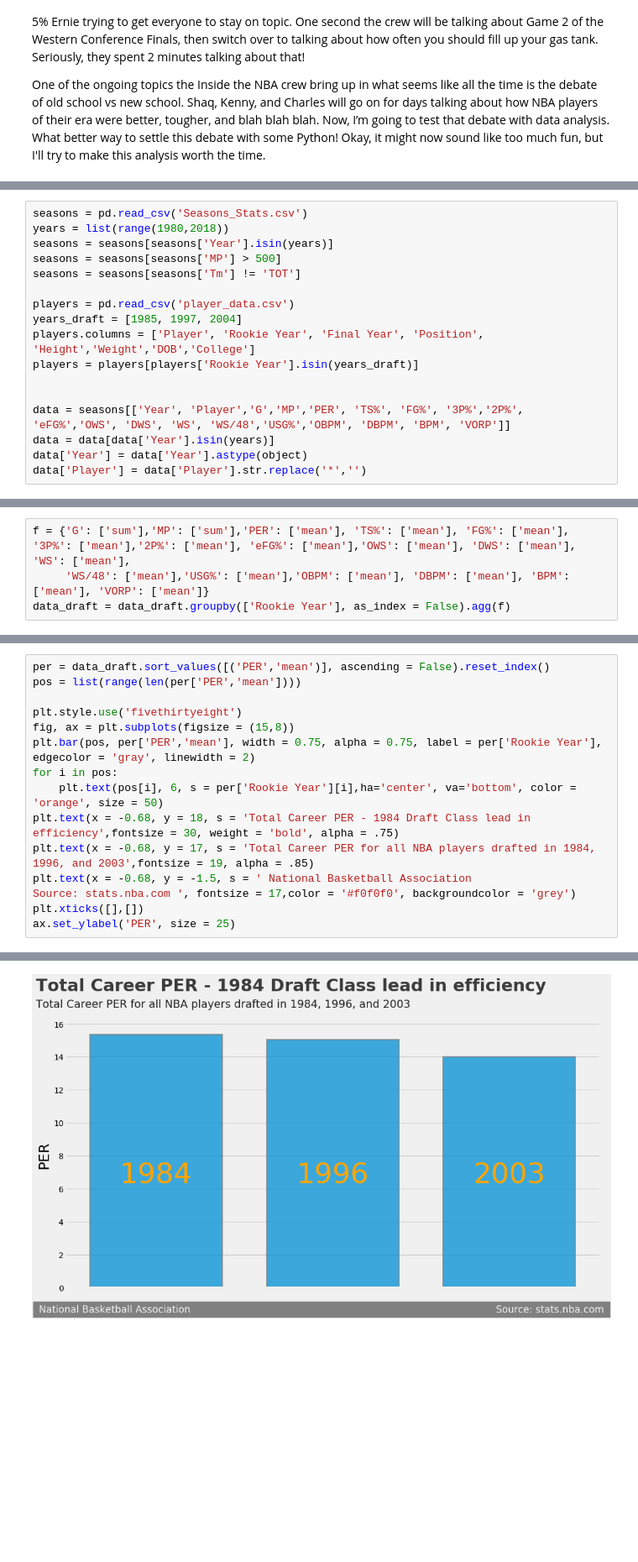
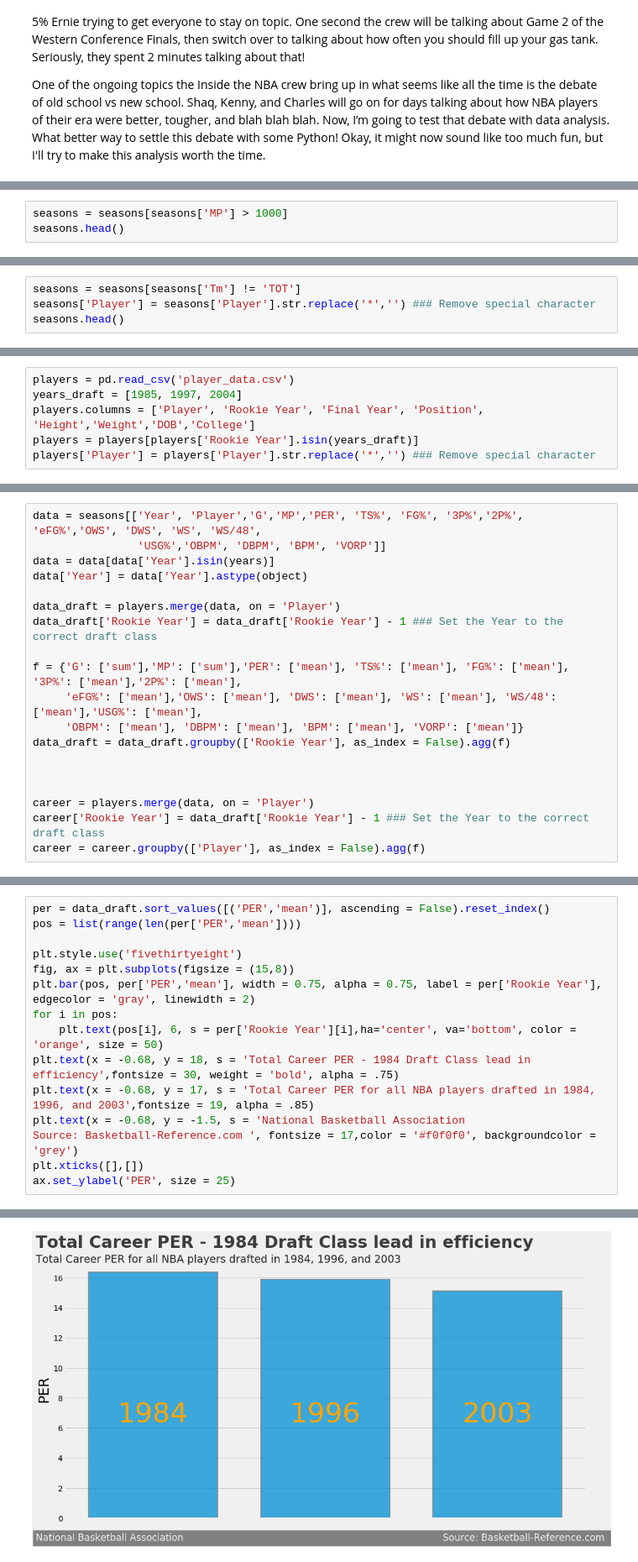
Before and after one commit to osanchez2323/Portfolio, a Jupyter notebook: NBA Draft Analysis/NBA Draft Analysis.ipynb, the cells around one changed output, grey strips where cells are left out. Shown at 84% size. Cells and saved outputs as stored; diff of their text form; blank space fills up the shorter version.

```diff
--- a/NBA Draft Analysis/NBA Draft Analysis.ipynb
+++ b/NBA Draft Analysis/NBA Draft Analysis.ipynb
@@ -14,0 +50,3 @@ import matplotlib.pyplot as plt
+# %%
+seasons = seasons[seasons['MP'] > 1000]
+seasons.head()
@@ -14,0 +73,4 @@ import matplotlib.pyplot as plt
+# %%
+seasons = seasons[seasons['Tm'] != 'TOT']
+seasons['Player'] = seasons['Player'].str.replace('*','') ### Remove special character
+seasons.head()
@@ -15,17 +87,6 @@ import matplotlib.pyplot as plt
 # %%
-seasons = pd.read_csv('Seasons_Stats.csv')
-years = list(range(1980,2018))
-seasons = seasons[seasons['Year'].isin(years)]
-seasons = seasons[seasons['MP'] > 500]
-seasons = seasons[seasons['Tm'] != 'TOT']
-
 players = pd.read_csv('player_data.csv')
 years_draft = [1985, 1997, 2004]
 players.columns = ['Player', 'Rookie Year', 'Final Year', 'Position', 'Height','Weight','DOB','College']
 players = players[players['Rookie Year'].isin(years_draft)]
-
-
-data = seasons[['Year', 'Player','G','MP','PER', 'TS%', 'FG%', '3P%','2P%', 'eFG%','OWS', 'DWS', 'WS', 'WS/48','USG%','OBPM', 'DBPM', 'BPM', 'VORP']]
-data = data[data['Year'].isin(years)]
-data['Year'] = data['Year'].astype(object)
-data['Player'] = data['Player'].str.replace('*','')
+players['Player'] = players['Player'].str.replace('*','') ### Remove special character
@@ -50,4 +95,19 @@ data_draft['Rookie Year'] = data_draft['Rookie Year'] - 1
 # %%
-f = {'G': ['sum'],'MP': ['sum'],'PER': ['mean'], 'TS%': ['mean'], 'FG%': ['mean'], '3P%': ['mean'],'2P%': ['mean'], 'eFG%': ['mean'],'OWS': ['mean'], 'DWS': ['mean'], 'WS': ['mean'],
-     'WS/48': ['mean'],'USG%': ['mean'],'OBPM': ['mean'], 'DBPM': ['mean'], 'BPM': ['mean'], 'VORP': ['mean']}
+data = seasons[['Year', 'Player','G','MP','PER', 'TS%', 'FG%', '3P%','2P%', 'eFG%','OWS', 'DWS', 'WS', 'WS/48',
+                'USG%','OBPM', 'DBPM', 'BPM', 'VORP']]
+data = data[data['Year'].isin(years)]
+data['Year'] = data['Year'].astype(object)
+
+data_draft = players.merge(data, on = 'Player')
+data_draft['Rookie Year'] = data_draft['Rookie Year'] - 1 ### Set the Year to the correct draft class
+
+f = {'G': ['sum'],'MP': ['sum'],'PER': ['mean'], 'TS%': ['mean'], 'FG%': ['mean'], '3P%': ['mean'],'2P%': ['mean'],
+     'eFG%': ['mean'],'OWS': ['mean'], 'DWS': ['mean'], 'WS': ['mean'], 'WS/48': ['mean'],'USG%': ['mean'],
+     'OBPM': ['mean'], 'DBPM': ['mean'], 'BPM': ['mean'], 'VORP': ['mean']}
 data_draft = data_draft.groupby(['Rookie Year'], as_index = False).agg(f)
+
+
+
+career = players.merge(data, on = 'Player')
+career['Rookie Year'] = data_draft['Rookie Year'] - 1 ### Set the Year to the correct draft class
+career = career.groupby(['Player'], as_index = False).agg(f)
@@ -54,17 +122,17 @@ data_draft = data_draft.groupby(['Rookie Year'], as_index = False).agg(f)
 # %%
 per = data_draft.sort_values([('PER','mean')], ascending = False).reset_index()
 pos = list(range(len(per['PER','mean'])))
 
 plt.style.use('fivethirtyeight')
 fig, ax = plt.subplots(figsize = (15,8))
 plt.bar(pos, per['PER','mean'], width = 0.75, alpha = 0.75, label = per['Rookie Year'], edgecolor = 'gray', linewidth = 2)
 for i in pos:
     plt.text(pos[i], 6, s = per['Rookie Year'][i],ha='center', va='bottom', color = 'orange', size = 50)
 plt.text(x = -0.68, y = 18, s = 'Total Career PER - 1984 Draft Class lead in efficiency',fontsize = 30, weight = 'bold', alpha = .75)
 plt.text(x = -0.68, y = 17, s = 'Total Career PER for all NBA players drafted in 1984, 1996, and 2003',fontsize = 19, alpha = .85)
-plt.text(x = -0.68, y = -1.5, s = ' National Basketball Association                                                                                                    Source: stats.nba.com ', fontsize = 17,color = '#f0f0f0', backgroundcolor = 'grey')
+plt.text(x = -0.68, y = -1.5, s = 'National Basketball Association                                                                                       Source: Basketball-Reference.com ', fontsize = 17,color = '#f0f0f0', backgroundcolor = 'grey')
 plt.xticks([],[])
 ax.set_ylabel('PER', size = 25)
 # %% [output]
 Text(0,0.5,'PER')
-[figure, old version]
+[figure, new version]
```
Also changed, not shown: parts of 28 cells of this notebook, 1 other file.
